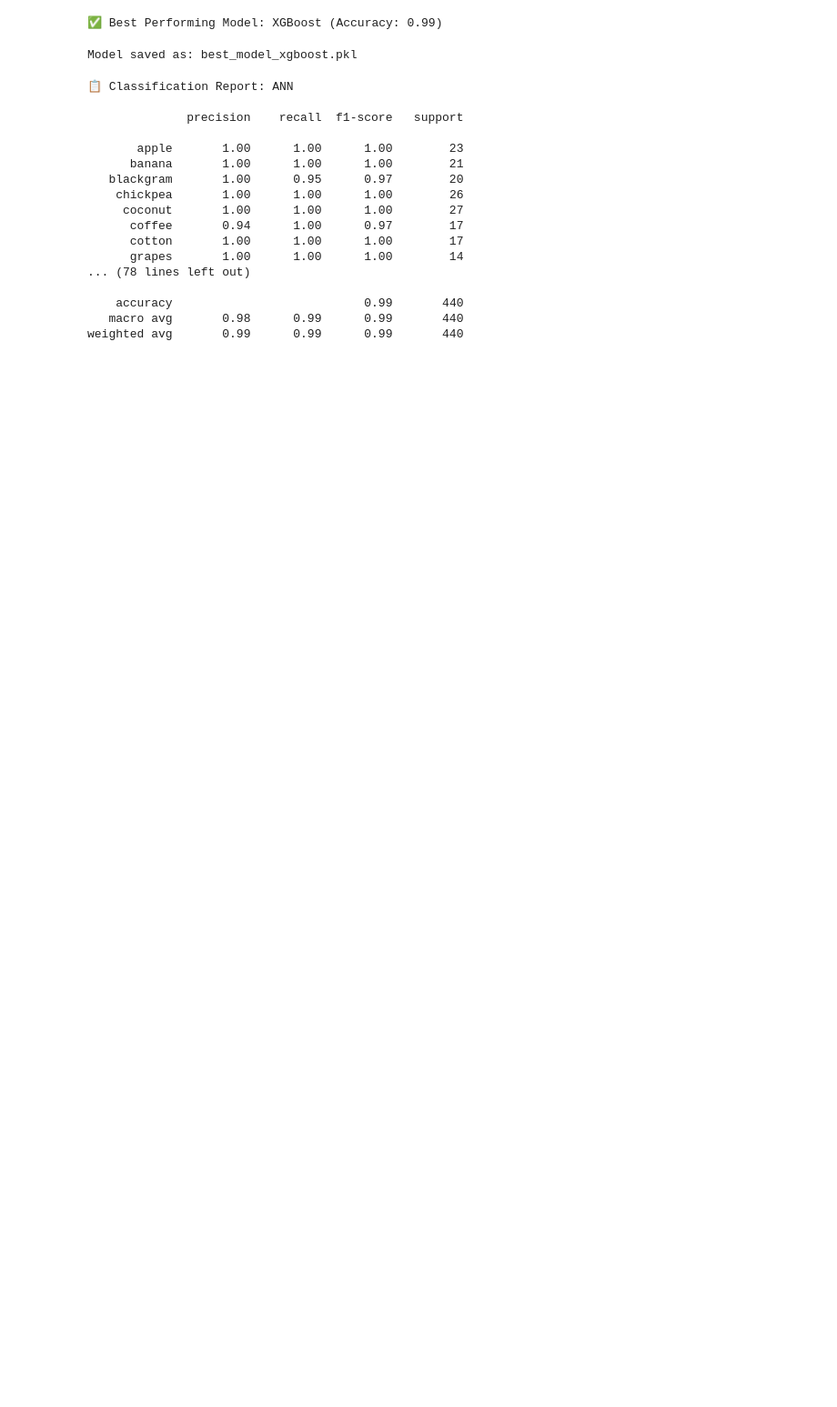
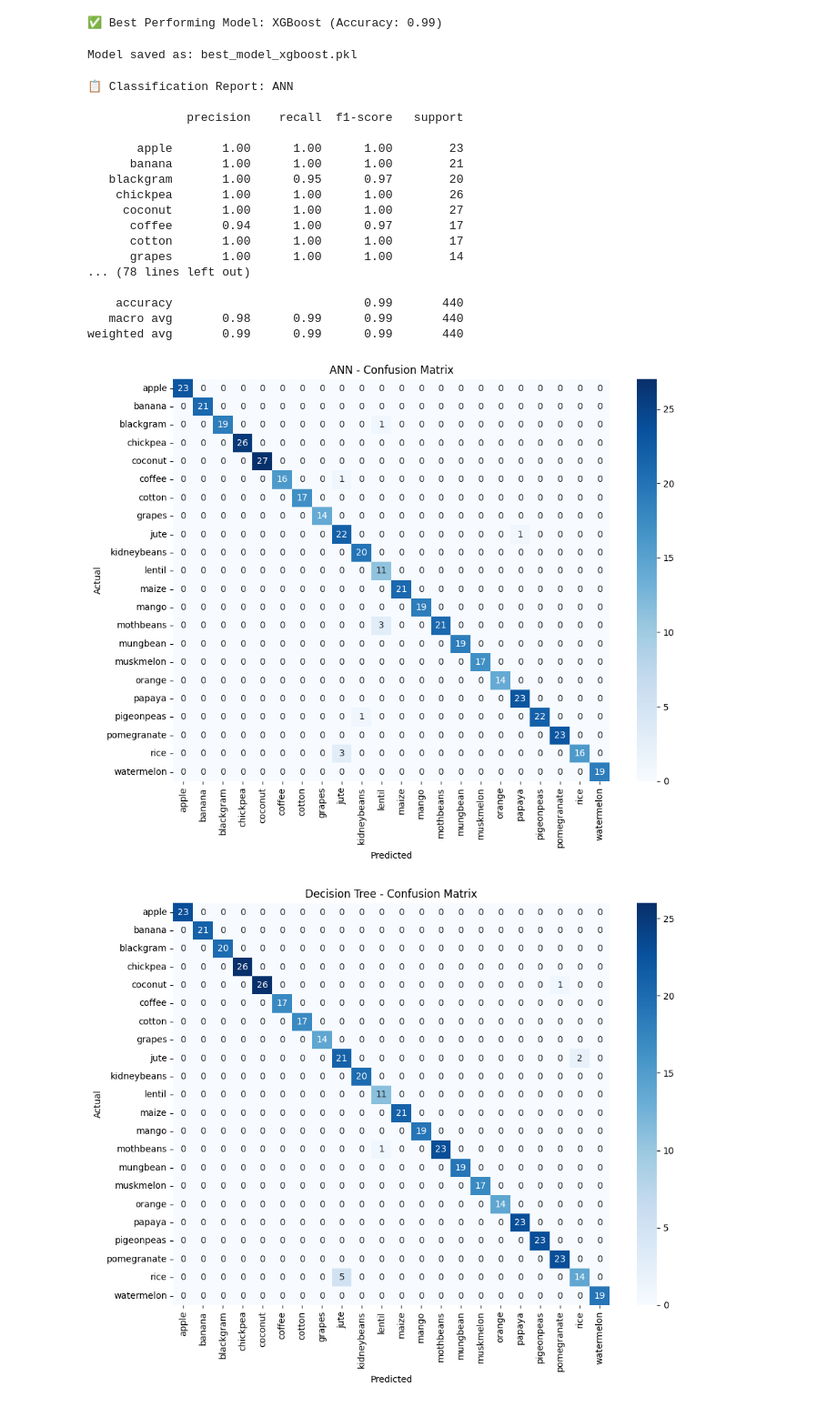
Before and after one commit to imadhc/croprecommendation, a Jupyter notebook: notebook/Model_Training.ipynb, the cells around one changed output. Shown: that part at 91% size. Cells and saved outputs as stored; diff of their text form; code cells hidden in the pictures; blank space fills up the shorter version.

Commit message:
Model Selection Criteria

```diff
--- a/notebook/Model_Training.ipynb
+++ b/notebook/Model_Training.ipynb
@@ -168,3 +171,22 @@ for model_name, report in reports.items():
     accuracy                           0.99       440
    macro avg       0.98      0.99      0.99       440
 weighted avg       0.99      0.99      0.99       440
+# %%
+def plot_confusion_matrix(y_true, y_pred, model_name, labels):
+    cm = confusion_matrix(y_true, y_pred)
+    plt.figure(figsize=(10,8))
+    sns.heatmap(cm, annot=True, fmt="d", cmap="Blues",
+                xticklabels=labels, yticklabels=labels)
+    plt.title(f"{model_name} - Confusion Matrix")
+    plt.xlabel("Predicted")
+    plt.ylabel("Actual")
+    plt.tight_layout()
+    plt.show()
+
+# Call this for each model
+plot_confusion_matrix(y_test, ann_preds, "ANN", le.classes_)
+plot_confusion_matrix(y_test, dt_preds, "Decision Tree", le.classes_)
+plot_confusion_matrix(y_test, xgb_preds, "XGBoost", le.classes_)
+# %% [output]
+[figure, added]
+[figure, added]
```
Also changed, not shown: parts of 4 cells of this notebook, 1 other file.
